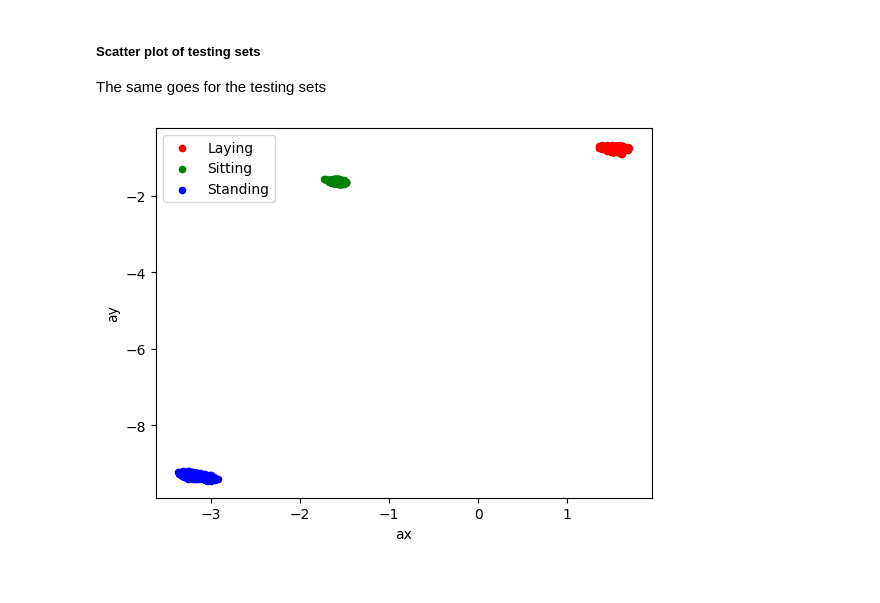
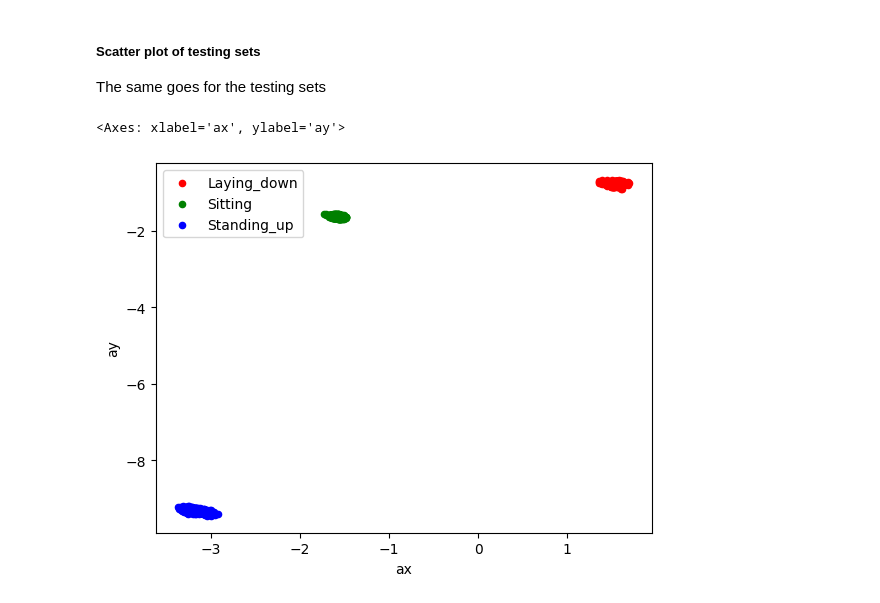
Before and after one commit to sathwikkannam/Machine-Learning-with-Data-Acquisition, a Jupyter notebook: Labs/Lab 2/knn.ipynb, the cells around one changed output. Saved outputs shown, nothing was run; the diff lists cells and outputs as text; code cells hidden in the pictures.

```diff
--- a/Labs/Lab 2/knn.ipynb
+++ b/Labs/Lab 2/knn.ipynb
@@ -223,9 +222,8 @@ ax3 = training_sets[2].plot(kind='scatter', x='ax', y='ay', color='b', ax=ax1, l
 # %% [markdown]
 ##### Scatter plot of testing sets
 The same goes for the testing sets
-# %%
-ax4 = testing_sets[0].plot(kind='scatter', x='ax', y='ay', color='r', label='Laying')
-ax5 = testing_sets[1].plot(kind='scatter', x='ax', y='ay', color='g', ax=ax4, label='Sitting')
-ax6 = testing_sets[2].plot(kind='scatter', x='ax', y='ay', color='b', ax=ax5, label='Standing')
-# %% [output]
-[figure, removed]
+# %%
+scatter_plot(testing_sets)
+# %% [output]
+<Axes: xlabel='ax', ylabel='ay'>
+[figure, added]
```
Also changed, not shown: parts of 5 cells of this notebook, 20 other files.
